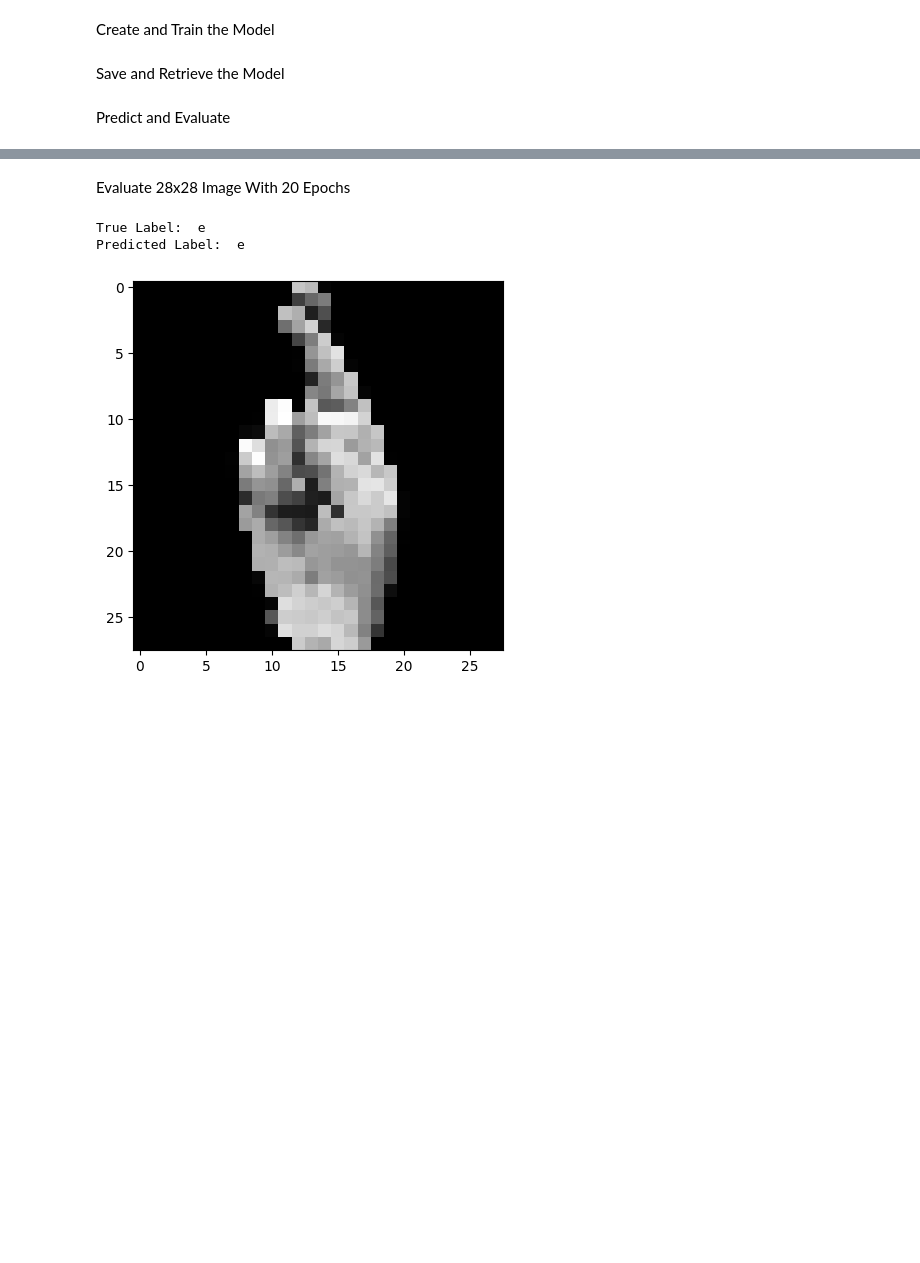
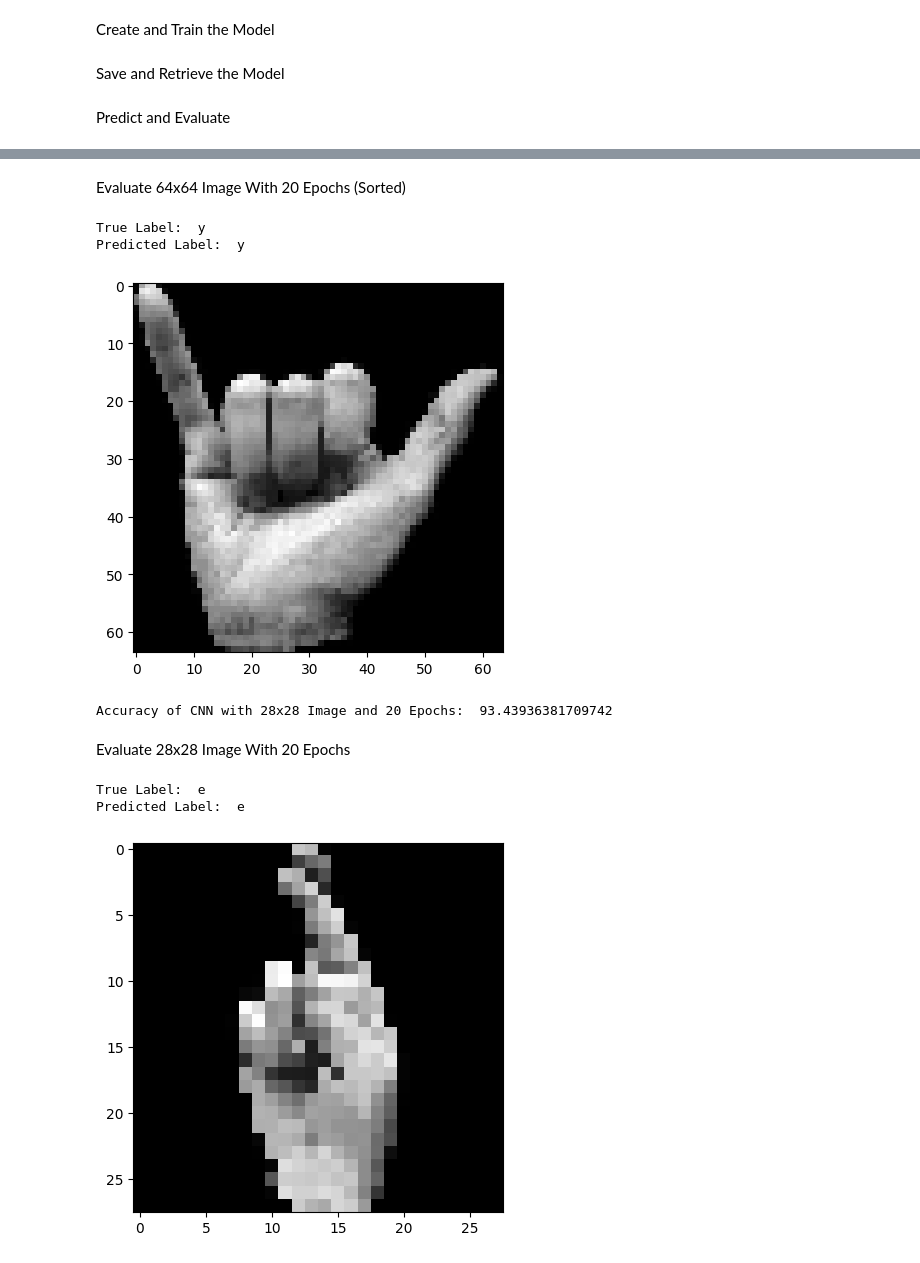
Before and after one commit to aaryangpatel/ASL-CNN, a Jupyter notebook: Model/ASLModel.ipynb, the cells around one changed output, grey strips where cells are left out. Drawn from its saved outputs; the diff is of its cells as text; code cells hidden in the pictures; blank space fills up the shorter version.

```diff
--- a/Model/ASLModel.ipynb
+++ b/Model/ASLModel.ipynb
@@ -19,7 +19,7 @@ from Activation.ReLU import ReLU
 # %% [markdown]
 Preprocess Images
 # %%
-image_shape = (28, 28)
+image_shape = (64, 64)
 # %% [markdown]
 Extract Data
 # %%
@@ -34,8 +30,7 @@ classes = sorted(os.listdir('../asl_dataset'))
 images = []
 labels = []
 
-# Extract the images and labels (using the created dictionary) of each subdirectory in the dataset
-
+# Extract the images and labels of each subdirectory in the dataset
 for folder in classes:
     folder_dir = os.path.join('../asl_dataset', folder)
 
@@ -43,12 +38,11 @@ for folder in classes:
         img_path = os.path.join(folder_dir, image)
 
         data_sample = cv2.imread(img_path, cv2.IMREAD_GRAYSCALE)
-        data_sample = cv2.resize(data_sample, (28, 28))
+        data_sample = cv2.resize(data_sample, image_shape)
         data_sample = data_sample / 255.0
 
         images.append(data_sample)
         labels.append(folder)
-        #labels.append(class_index_dict[folder])
 # %% [markdown]
 Preprocess the Data
 # %%
@@ -186,3 +195,16 @@ def accuracy(CNN):
+# %% [markdown]
+Evaluate 64x64 Image With 20 Epochs (Sorted)
+# %%
+model_path = '/Users/aaryanpatel/Documents/ComputerScience/CSC590MachineLearning/ASL-CNN/ASL_trained_CNN64x64.pkl'
+
+CNN_model_64 = get_model(model_path)
+predict(CNN_model_64)
+print("Accuracy of CNN with 28x28 Image and 20 Epochs: ", accuracy(CNN_model_64))
+# %% [output]
+True Label:  y
+Predicted Label:  y
+[figure, added]
+Accuracy of CNN with 28x28 Image and 20 Epochs:  93.43936381709742
 # %% [markdown]
 Evaluate 28x28 Image With 20 Epochs
 # %%
```
Also changed, not shown: parts of 10 cells of this notebook.
